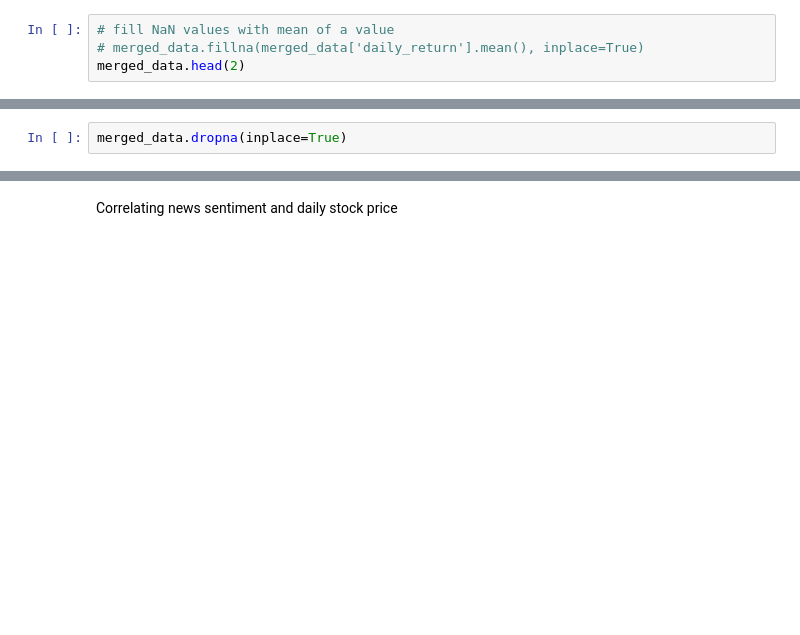
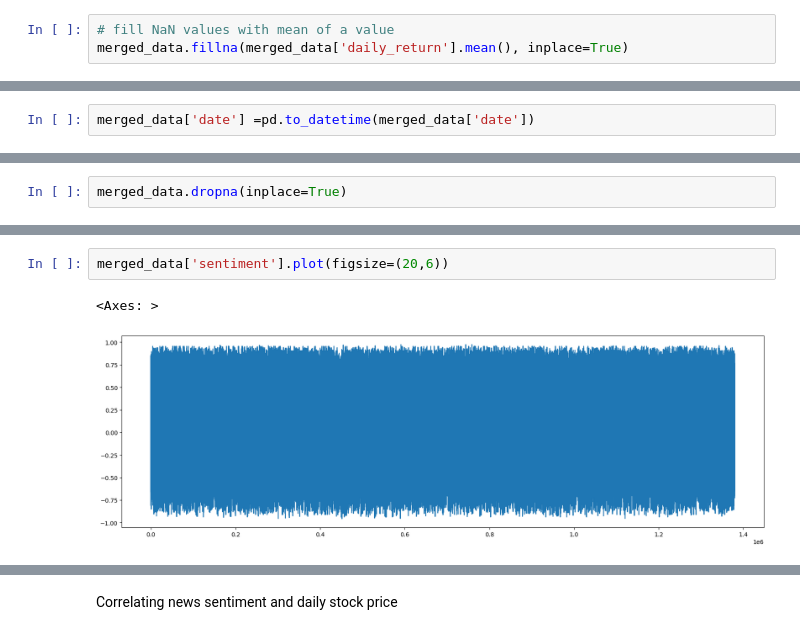
Before and after one commit to abrehamashebir/AIM-Week_1, a Jupyter notebook: notebooks/sentiment.ipynb, the cells around one changed output, grey strips where cells are left out. Saved outputs shown, nothing was run; the diff lists cells and outputs as text; blank space fills up the shorter version.

```diff
--- a/notebooks/sentiment.ipynb
+++ b/notebooks/sentiment.ipynb
@@ -445,5 +442,4 @@ Index(['headline', 'url', 'publisher', 'stock', 'sentiment', 'category',
       dtype='object')
 # %%
 # fill NaN values with mean of a value
-# merged_data.fillna(merged_data['daily_return'].mean(), inplace=True)
-merged_data.head(2)
+merged_data.fillna(merged_data['daily_return'].mean(), inplace=True)
@@ -454,0 +446,2 @@ merged_data.head(2)
+# %%
+merged_data['date'] =pd.to_datetime(merged_data['date'])
@@ -478,6 +488,11 @@ merged_data.head(2)
 | date |  |  |  |  |  |  |  |  |  |  | ... |
 | 2020-06-03 | Stocks That Hit 52-Week Highs On ... | https://www.benzinga.com/news/20/... | Benzinga Insights | A | 0.0 | Neutral | 81.165001 | 81.550003 | 80.574997 | 81.279999 | ... |
 | 2020-05-26 | 71 Biggest Movers From Friday | https://www.benzinga.com/news/20/... | Lisa Levin | A | 0.0 | Neutral | 80.875000 | 81.059998 | 79.125000 | 79.182503 | ... |
+# %%
+merged_data['sentiment'].plot(figsize=(20,6))
+# %% [output]
+<Axes: >
+[figure, added]
 # %%
 #monthly return
 merged_data['month']=merged_data['date'].dt.month
```
Also changed, not shown: parts of 19 cells of this notebook, 1 other file.
